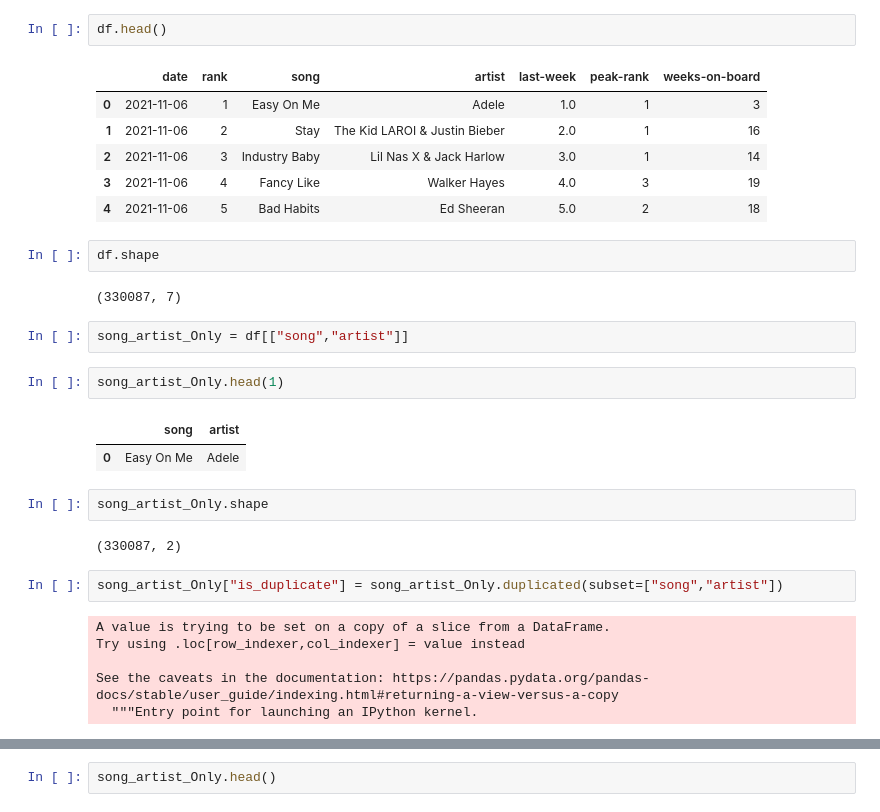
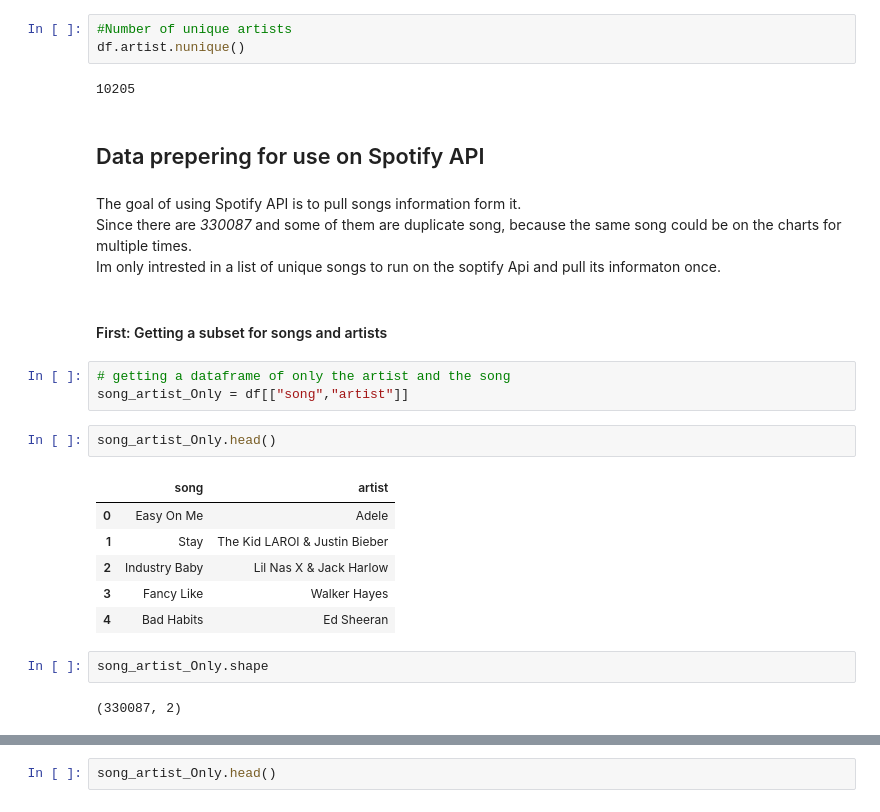
Before and after one commit to AlfaisalGassim/DS_Capstone_Hit_Song_Prediction, a Jupyter notebook: dataCollection/dataPreparing.ipynb, the cells around one changed output, grey strips where cells are left out. Cells and saved outputs as stored; diff of their text form.

```diff
--- a/dataCollection/dataPreparing.ipynb
+++ b/dataCollection/dataPreparing.ipynb
@@ -6,32 +112,29 @@ df =pd.read_csv("../data/original_hot_100.csv")
+# %%
+#Number of unique artists
+df.artist.nunique()
+# %% [output]
+10205
+# %% [markdown]
+## Data prepering for use on Spotify API
+# %% [markdown]
+The goal of using Spotify API is to pull songs information form it.
+Since there are *330087* and some of them are duplicate song, because the same song could be on the charts for multiple times.
+Im only intrested in a list of unique songs to run on the soptify Api and pull its informaton once.
+# %% [markdown]
+#### First: Getting a subset for songs and artists
+# %%
+# getting a dataframe of only the artist and the song
+song_artist_Only = df[["song","artist"]]
 # %%
-df.head()
+song_artist_Only.head()
 # %% [output]
-|  | date | rank | song | artist | last-week | peak-rank | weeks-on-board |
-| 0 | 2021-11-06 | 1 | Easy On Me | Adele | 1.0 | 1 | 3 |
-| 1 | 2021-11-06 | 2 | Stay | The Kid LAROI & Justin Bieber | 2.0 | 1 | 16 |
-| 2 | 2021-11-06 | 3 | Industry Baby | Lil Nas X & Jack Harlow | 3.0 | 1 | 14 |
-| 3 | 2021-11-06 | 4 | Fancy Like | Walker Hayes | 4.0 | 3 | 19 |
-| 4 | 2021-11-06 | 5 | Bad Habits | Ed Sheeran | 5.0 | 2 | 18 |
+|  | song | artist |
+| 0 | Easy On Me | Adele |
+| 1 | Stay | The Kid LAROI & Justin Bieber |
+| 2 | Industry Baby | Lil Nas X & Jack Harlow |
+| 3 | Fancy Like | Walker Hayes |
+| 4 | Bad Habits | Ed Sheeran |
-# %%
-df.shape
-# %% [output]
-(330087, 7)
-# %%
-song_artist_Only = df[["song","artist"]]
-# %%
-song_artist_Only.head(1)
-# %% [output]
-|  | song | artist |
-| 0 | Easy On Me | Adele |
 # %%
 song_artist_Only.shape
 # %% [output]
 (330087, 2)
-# %%
-song_artist_Only["is_duplicate"] = song_artist_Only.duplicated(subset=["song","artist"])
-# %% [output]
-A value is trying to be set on a copy of a slice from a DataFrame.
-Try using .loc[row_indexer,col_indexer] = value instead
-
-See the caveats in the documentation: https://pandas.pydata.org/pandas-docs/stable/user_guide/indexing.html#returning-a-view-versus-a-copy
-  """Entry point for launching an IPython kernel.
```
Also changed, not shown: parts of 32 cells of this notebook, 5 other files.
